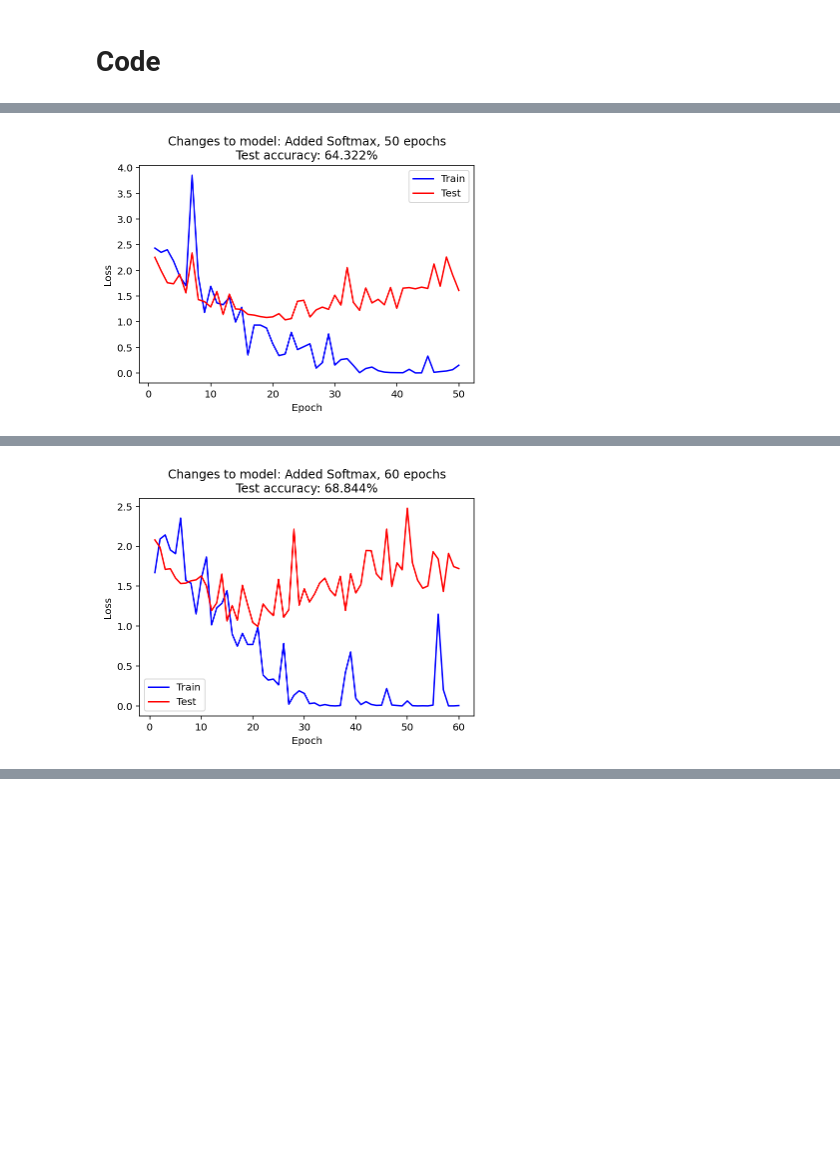
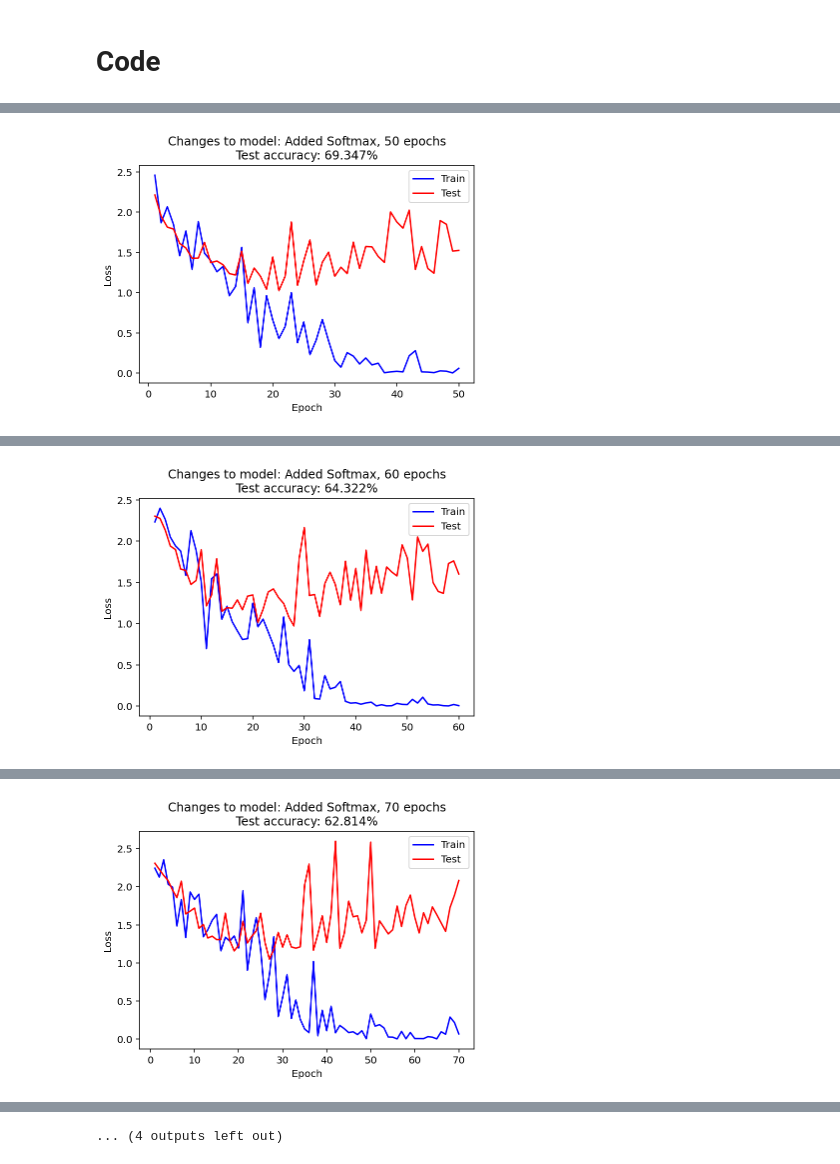
Before and after one commit to Yaron-Grushka/music-genre-classification, a Jupyter notebook: Models.ipynb, the cells around one changed output, grey strips where cells are left out. Cells and saved outputs as stored; diff of their text form; code cells hidden in the pictures; blank space fills up the shorter version.

```diff
--- a/Models.ipynb
+++ b/Models.ipynb
@@ -83,7 +87,7 @@ import requests
 import torchvision.models as vision_models
 # %%
 data_dir='dataset-music-genre/Data/images_original/'
-BATCH_SIZE = 8
+BATCH_SIZE = 16
 
 transform = transforms.Compose([transforms.Resize(244),
                                 transforms.CenterCrop(244),
@@ -595,7 +620,7 @@ class CNN_FINAL(nn.Module):
 
       return F.log_softmax(x, dim=1)
 # %%
-for i in [30, 40, 50, 60]:
+for i in [30,40,50,60,70,80,90,100]:
   print('#' * 30)
   print(f'Epochs: {i}')
   print('#' * 30)
@@ -660,4 +685,4 @@ Accuracy of the network on the test images: 64 %
-[figure, old version]
+[figure, new version]
 ##############################
 Epochs: 60
 ##############################
@@ -678 +703 @@ Accuracy of the network on the test images: 68 %
-[figure, old version]
+[figure, new version]
@@ -678,0 +721 @@ Accuracy of the network on the test images: 68 %
+[figure, added]
@@ -678,0 +740 @@ Accuracy of the network on the test images: 68 %
+... (4 outputs left out)
```
Also changed, not shown: parts of 11 cells of this notebook.
